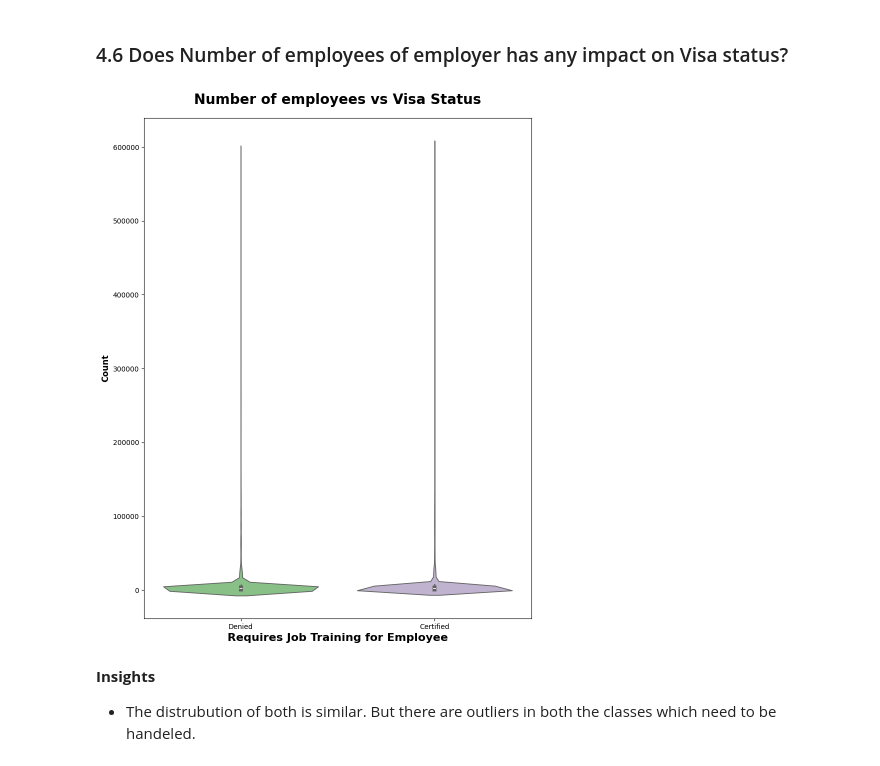
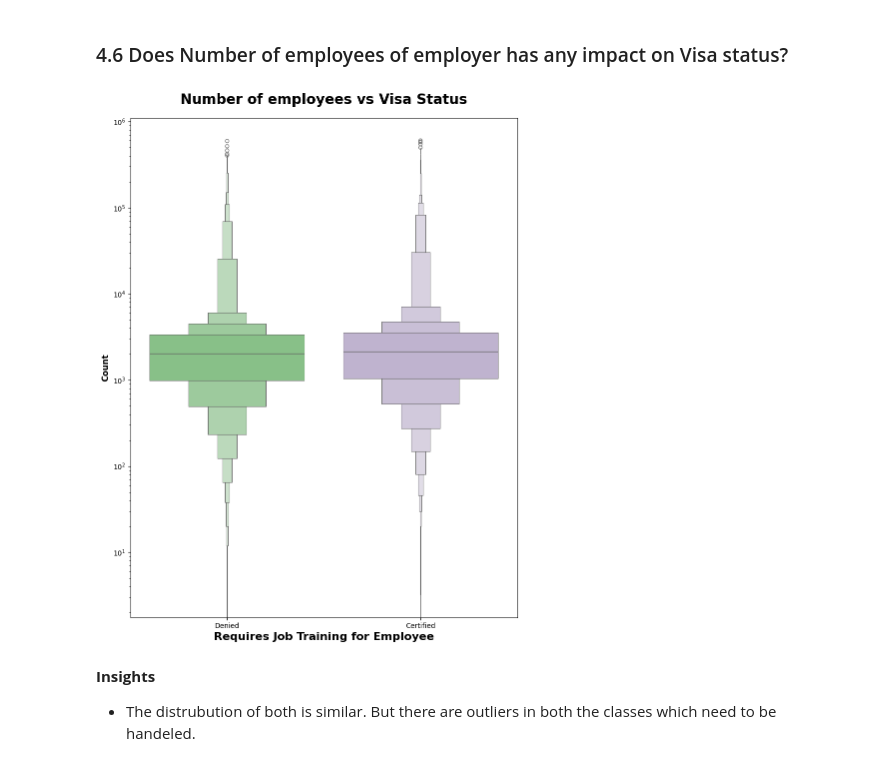
Before and after one commit to Ahmed-Farouk-Ibrahim/US-Visa-Approval-Prediction, a Jupyter notebook: notebook/1_EDA_US_visa.ipynb, the cells around one changed output. Cells and saved outputs as stored; diff of their text form; code cells hidden in the pictures.

```diff
--- a/notebook/1_EDA_US_visa.ipynb
+++ b/notebook/1_EDA_US_visa.ipynb
@@ -516,14 +516,15 @@ plt.show()
 ### 4.6 Does Number of employees of employer has any impact on Visa status?
 # %%
 plt.subplots(figsize=(10,13))
-sns.violinplot(x="case_status",y='no_of_employees', data=df, palette="Accent")
+sns.boxenplot(x="case_status",y='no_of_employees', data=df, palette="Accent")
 plt.title("Number of employees vs Visa Status", weight="bold",fontsize=20, pad=20)
 plt.ylabel("Count", weight="bold", fontsize=12)
 plt.xlabel("Requires Job Training for Employee", weight="bold", fontsize=16)
+plt.yscale("log")  # optional but useful given extreme outliers
 plt.ylim()
 plt.show()
 # %% [output]
-[figure, old version]
+[figure, new version]
 # %% [markdown]
 **Insights**
  - The distrubution of both is similar. But there are outliers in both the classes which need to be handeled.
```
